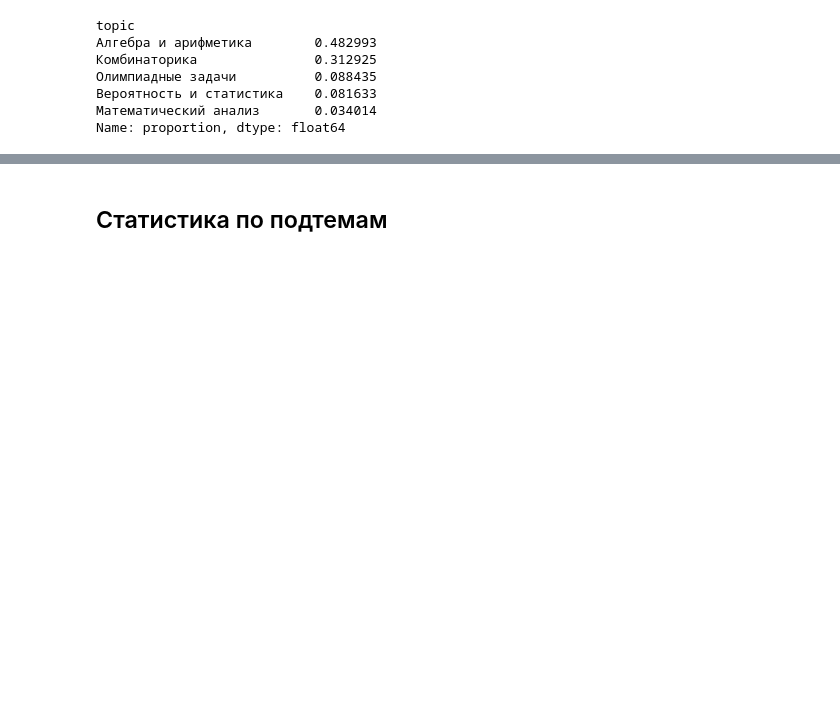
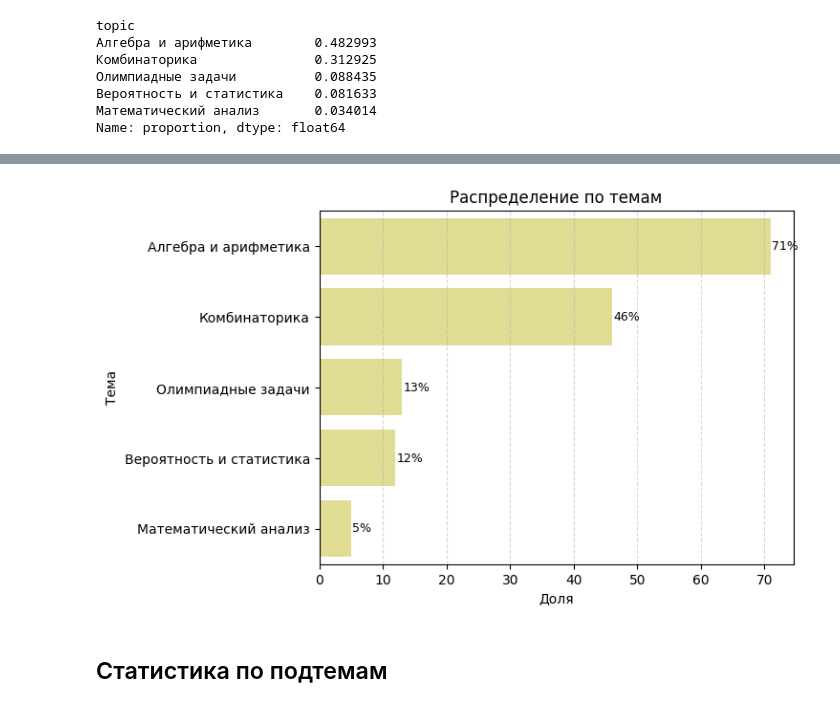
Before and after one commit to sidtim/ai-mas-hse-project, a Jupyter notebook: ai_mas_hse_project/notebooks/2-eda.ipynb, the cells around one changed output, grey strips where cells are left out. Saved outputs shown, nothing was run; the diff lists cells and outputs as text; code cells hidden in the pictures; blank space fills up the shorter version.

```diff
--- a/ai_mas_hse_project/notebooks/2-eda.ipynb
+++ b/ai_mas_hse_project/notebooks/2-eda.ipynb
@@ -50,3 +74,28 @@ plt.show()
+# %%
+topic_df = df["topic"].value_counts(normalize=False).sort_values(ascending=False).reset_index()
+topic_df.columns = ["Тема", "Доля"]
+
+# Строим график, задаём цвет
+ax = sns.barplot(data=topic_df, x="Доля", y="Тема", color="#EEE787")  # можете заменить цвет
+
+# Добавляем сетку
+plt.grid(axis='x', linestyle='--', alpha=0.5)
+
+# Добавляем значения долей
+for i, (value, patch) in enumerate(zip(topic_df["Доля"], ax.patches)):
+    ax.text(value + 0.2, patch.get_y() + patch.get_height()/2,
+            f'{value:.0f}%', ha='left', va='center', fontsize=9)
+
+# Поворот меток (если нужен; обычно для X оси не требуется)
+# plt.xticks(rotation=-90)   # закомментировано, так как оси X — числа
+# Если хотите повернуть названия тем (ось Y), используйте:
+plt.yticks(rotation=0)   # обычно и так горизонтально
+
+ax.set_title('Распределение по темам')
+
+plt.show()
+# %% [output]
+[figure, added]
 # %% [markdown]
 ## Статистика по подтемам
 # %%
```
Also changed, not shown: parts of 5 cells of this notebook.
